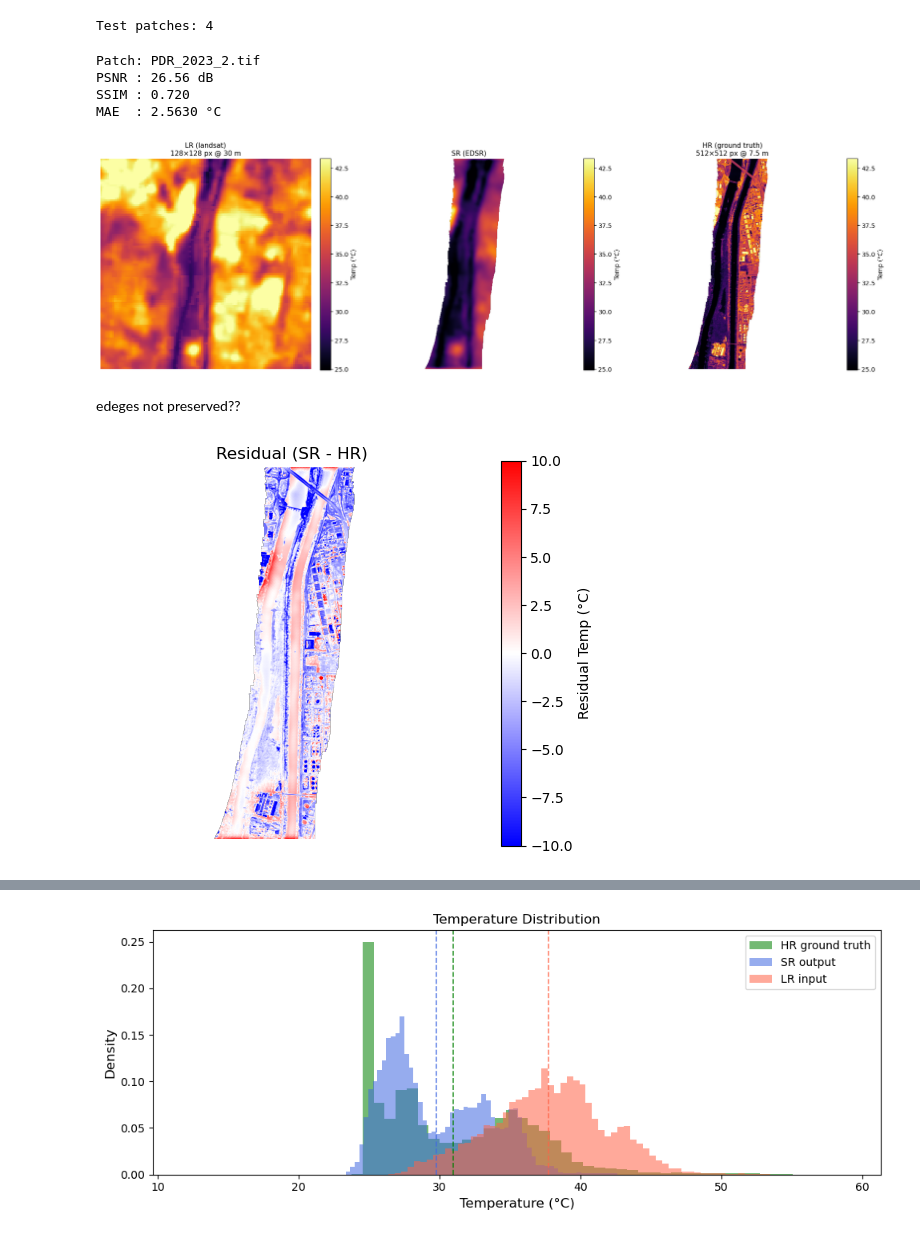
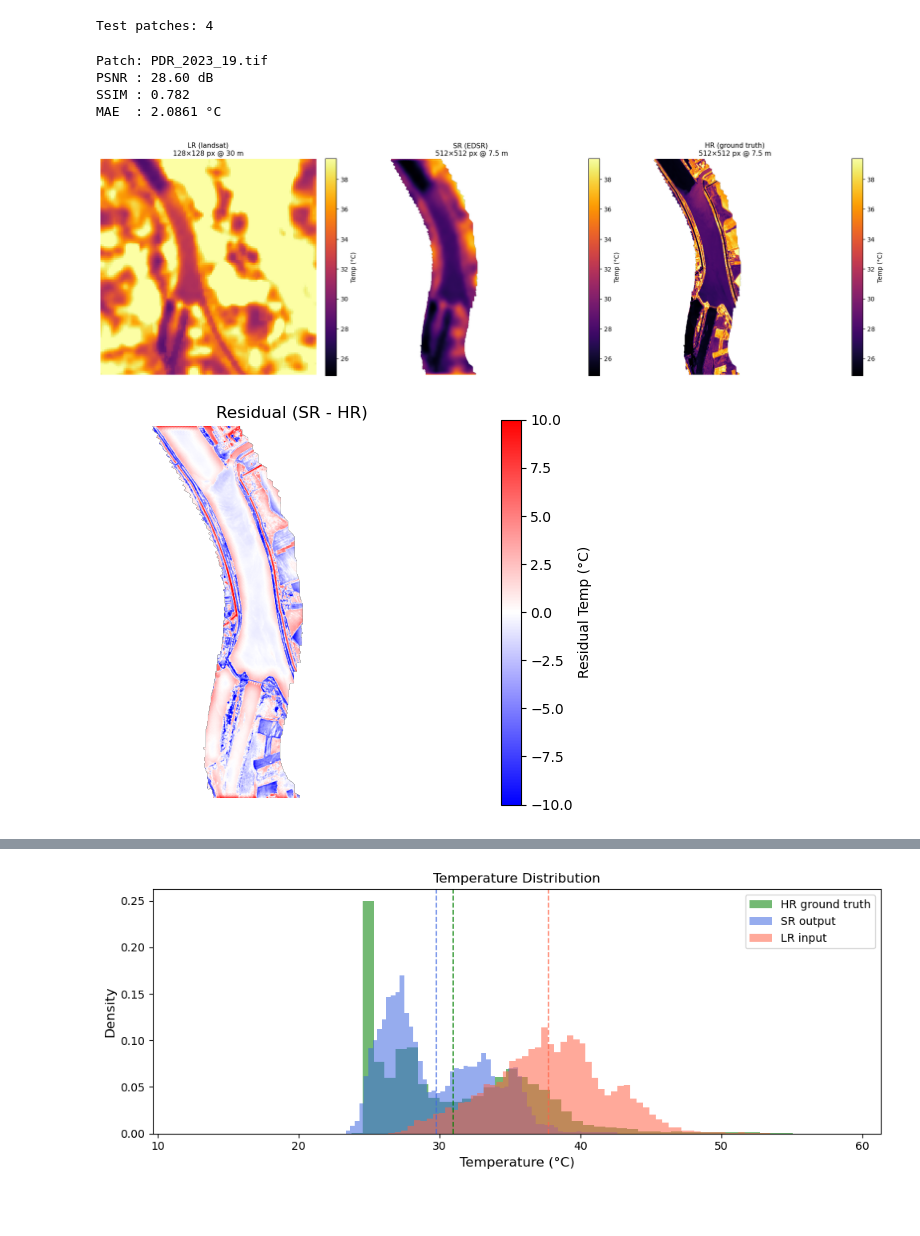
Before and after one commit to Ethel-Ogallo/Superresolution-TIR, a Jupyter notebook: notebooks/01_sanitychecks.ipynb, the cells around one changed output, grey strips where cells are left out. Cells and saved outputs as stored; diff of their text form; code cells hidden in the pictures; blank space fills up the shorter version.

```diff
--- a/notebooks/01_sanitychecks.ipynb
+++ b/notebooks/01_sanitychecks.ipynb
@@ -23,11 +24,9 @@ print(f"Device: {device}")
 # %% [output]
 Device: cuda
 # %%
-import wandb
-
 # Replace <run_id> with your actual run ID e.g. xmujl7dh
 api   = wandb.Api()
-art   = api.artifact("ogalloethel-university-of-south-brittany/TIR_sisr/model-s1dxac6f:best")
+art   = api.artifact("ogalloethel-university-of-south-brittany/TIR_sisr/model-q7pu5si6:best")
 local = art.download("/tmp/ckpt")
 ckpt_path = next(os.path.join(local, f) for f in os.listdir(local) if f.endswith(".ckpt"))
 print(f"Checkpoint: {ckpt_path}")
@@ -66,12 +64,12 @@ metadata = pd.DataFrame(all_meta)
 test_df  = metadata[metadata["split"] == "test"].reset_index(drop=True)
 print(f"Test patches: {len(test_df)}")
 
-ds = SRDataset(test_df, mean=model.hparams.mean, std=model.hparams.std)
+ds = SRDataset(test_df, mean=model.hparams.mean,std=model.hparams.std, is_train=False)
 # %% [output]
 Test patches: 4
 # %%
 # Change PATCH_IDX to inspect different patches
-PATCH_IDX = 0
+PATCH_IDX = 2
 print(f"Patch: {test_df.iloc[PATCH_IDX]['patch_id']}")
 
 lr_t, hr_t, mask_t = ds[PATCH_IDX]
@@ -114,45 +112,43 @@ print(f"PSNR : {psnr_val:.2f} dB")
 print(f"SSIM : {ssim_val:.3f}")
 print(f"MAE  : {mae_val:.4f} °C")
 # %% [output]
-Patch: PDR_2023_2.tif
-PSNR : 26.56 dB
-SSIM : 0.720
-MAE  : 2.5630 °C
+Patch: PDR_2023_19.tif
+PSNR : 28.60 dB
+SSIM : 0.782
+MAE  : 2.0861 °C
 # %%
 # vmin and vmax from HR
 vmin = np.nanpercentile(hr_disp, 2)
 vmax = np.nanpercentile(hr_disp, 98)
 
 fig, axes = plt.subplots(1, 3, figsize=(18, 6))
 
 # LR: show full scene
 lr_disp = lr  # no masking needed
 
 # SR: can show full model output
 # sr_disp = sr  # optionally mask to HR region if you want
 sr_disp = np.where(mk,      sr, np.nan)
 
 # HR: can mask invalid pixels if you like
 hr_disp = np.where(mk, hr, np.nan)
 
 panels = [
     (lr_disp, f"LR (landsat)\n{lr.shape[1]}×{lr.shape[0]} px @ 30 m"),
-    (sr_disp, f"SR (EDSR)"),
+    (sr_disp, f"SR (EDSR) \n{sr.shape[1]}×{sr.shape[0]} px @ 7.5 m"),
     (hr_disp, f"HR (ground truth)\n{hr.shape[1]}×{hr.shape[0]} px @ 7.5 m"),
 ]
 
 for ax, (img, title) in zip(axes, panels):
     im = ax.imshow(img, cmap="inferno", vmin=vmin, vmax=vmax)
     ax.set_title(title, fontsize=11)
     ax.axis("off")
     plt.colorbar(im, ax=ax, fraction=0.046, pad=0.04, label="Temp (°C)")
 
 plt.tight_layout()
 plt.show()
 # %% [output]
-[figure, old version]
+[figure, new version]
-# %% [markdown]
-edeges not preserved??
 # %%
 residual = sr_disp - hr_disp
 
@@ -163,4 +159,4 @@ plt.title("Residual (SR - HR)", fontsize=12)
 plt.axis("off")
 plt.show()
 # %% [output]
-[figure, old version]
+[figure, new version]
```
Also changed, not shown: parts of 10 cells of this notebook, 16 other files.
